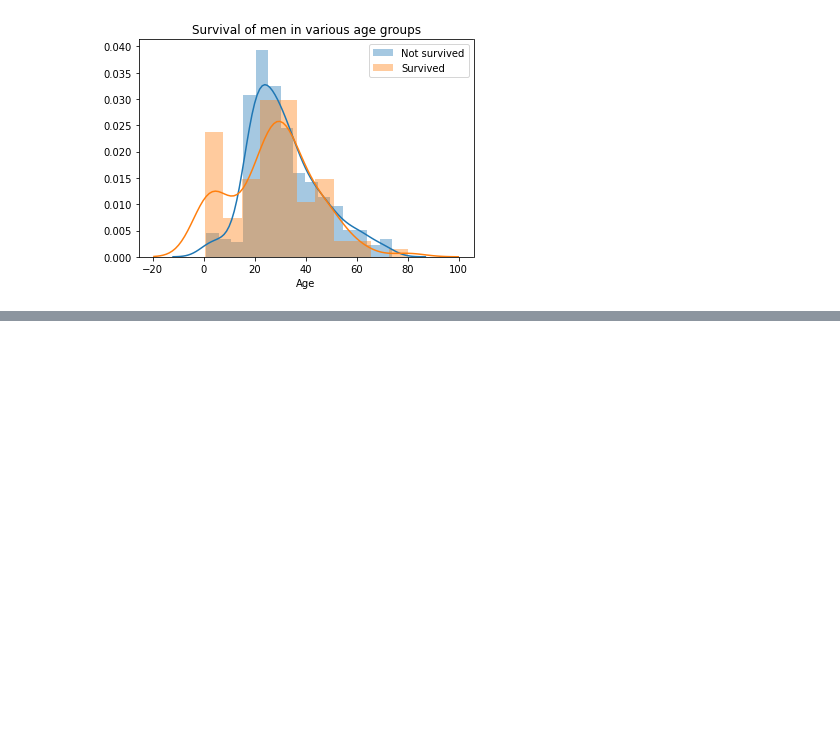
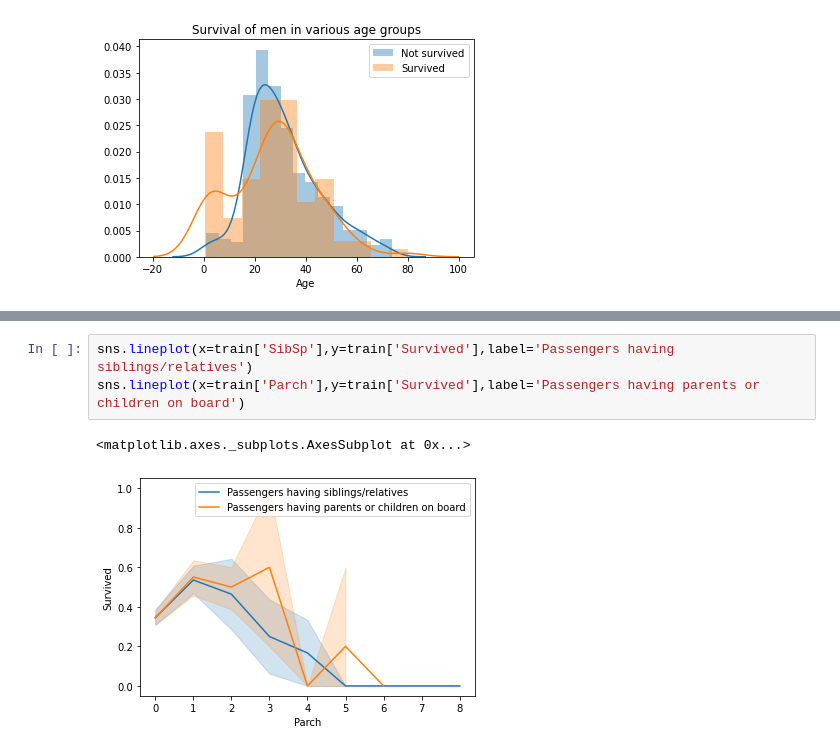
Before and after one commit to Jaiganesh-MK/Kaggle-ML, a Jupyter notebook: Untitled-1.ipynb, the cells around one changed output, grey strips where cells are left out. Cells and saved outputs as stored; diff of their text form; blank space fills up the shorter version.

```diff
--- a/Untitled-1.ipynb
+++ b/Untitled-1.ipynb
@@ -105,0 +117,6 @@ wamen.legend()
+# %%
+sns.lineplot(x=train['SibSp'],y=train['Survived'],label='Passengers having siblings/relatives')
+sns.lineplot(x=train['Parch'],y=train['Survived'],label='Passengers having parents or children on board')
+# %% [output]
+<matplotlib.axes._subplots.AxesSubplot at 0x...>
+[figure, added]
```
Also changed, not shown: parts of 3 cells of this notebook.
